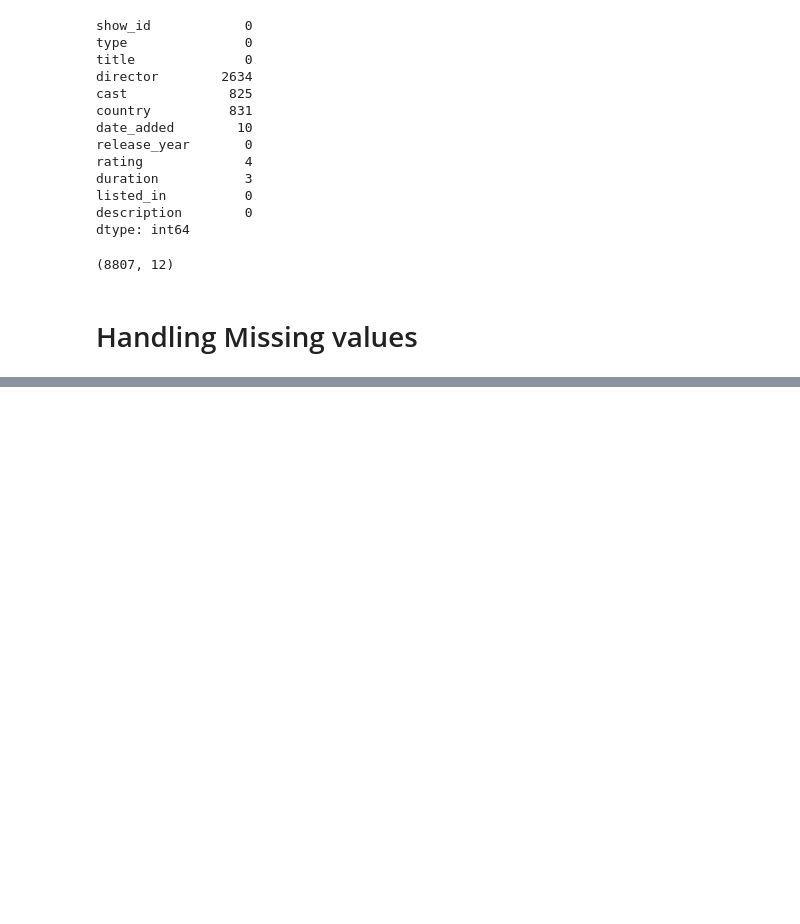
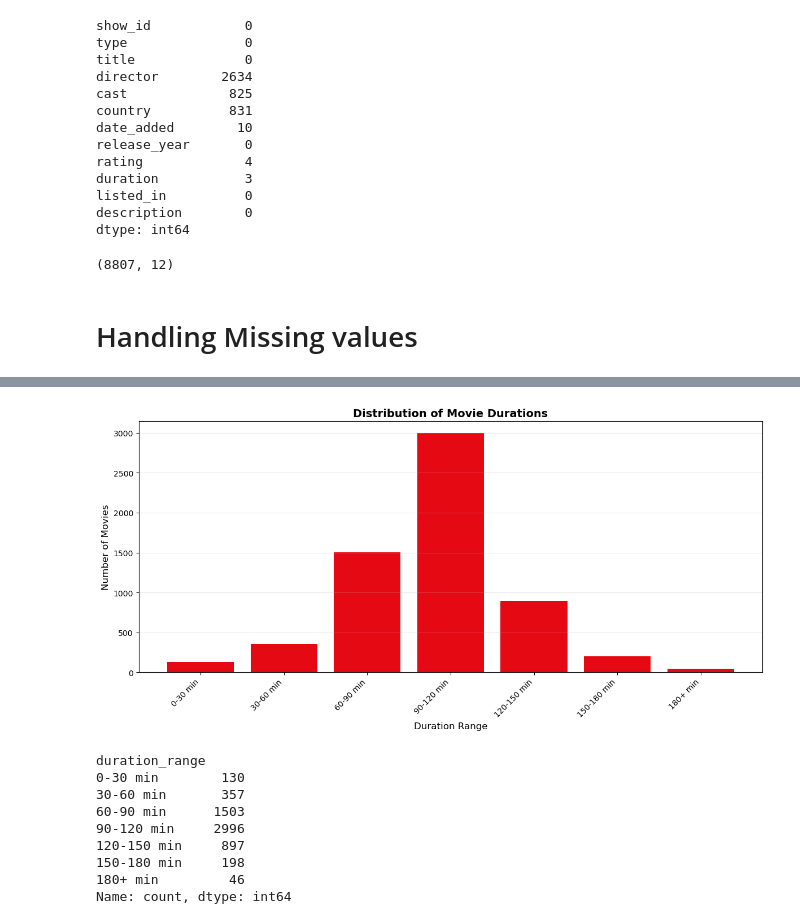
Before and after one commit to mohanadmoumen/Netflix-Data-Explorer, a Jupyter notebook: main.ipynb, the cells around one changed output, grey strips where cells are left out. Saved outputs shown, nothing was run; the diff lists cells and outputs as text; code cells hidden in the pictures; blank space fills up the shorter version.

```diff
--- a/main.ipynb
+++ b/main.ipynb
@@ -45,0 +98,38 @@ df.fillna(value= "Missing")
+# %%
+df_movies = df[df['type']=='Movie'].copy()
+# Drop rows with missing duration values
+df_movies = df_movies.dropna(subset=['duration'])
+# Extract duration as integer
+df_movies['duration int'] = df_movies['duration'].str.split(' ').str[0].astype(int)
+
+# Create duration ranges (bins)
+bins = [0, 30, 60, 90, 120, 150, 180, 300]  # 0-30, 30-60, 60-90, 90-120, 120-150, 150-180, 180+
+labels = ['0-30 min', '30-60 min', '60-90 min', '90-120 min', '120-150 min', '150-180 min', '180+ min']
+df_movies['duration_range'] = pd.cut(df_movies['duration int'], bins=bins, labels=labels, include_lowest=True)
+
+# Count movies in each range
+duration_counts = df_movies['duration_range'].value_counts().sort_index()
+
+# Create bar chart
+plt.figure(figsize=(12, 6))
+plt.bar(duration_counts.index, duration_counts.values, color='#E50914')
+plt.xlabel('Duration Range', fontsize=12)
+plt.ylabel('Number of Movies', fontsize=12)
+plt.title('Distribution of Movie Durations', fontsize=14, fontweight='bold')
+plt.xticks(rotation=45, ha='right')
+plt.grid(True, alpha=0.3, axis='y')
+plt.tight_layout()
+plt.show()
+
+print(duration_counts)
+# %% [output]
+[figure, added]
+duration_range
+0-30 min        130
+30-60 min       357
+60-90 min      1503
+90-120 min     2996
+120-150 min     897
+150-180 min     198
+180+ min         46
+Name: count, dtype: int64
```
Also changed, not shown: parts of 7 cells of this notebook, 4 other files.
